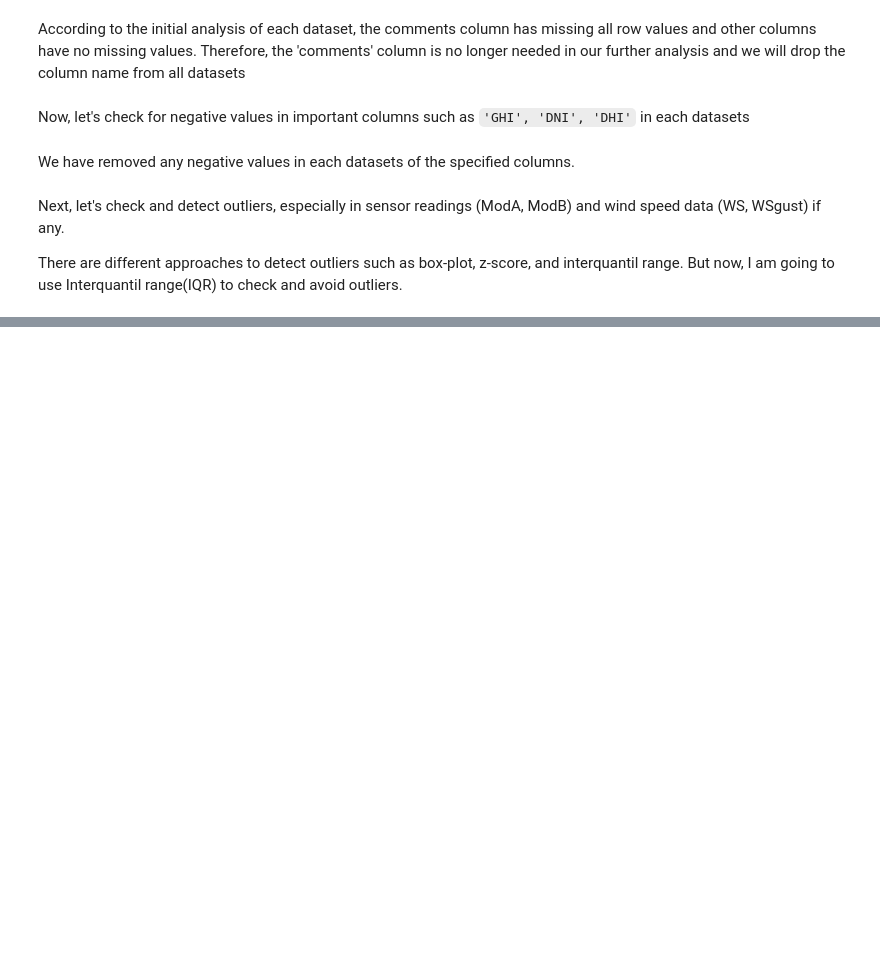
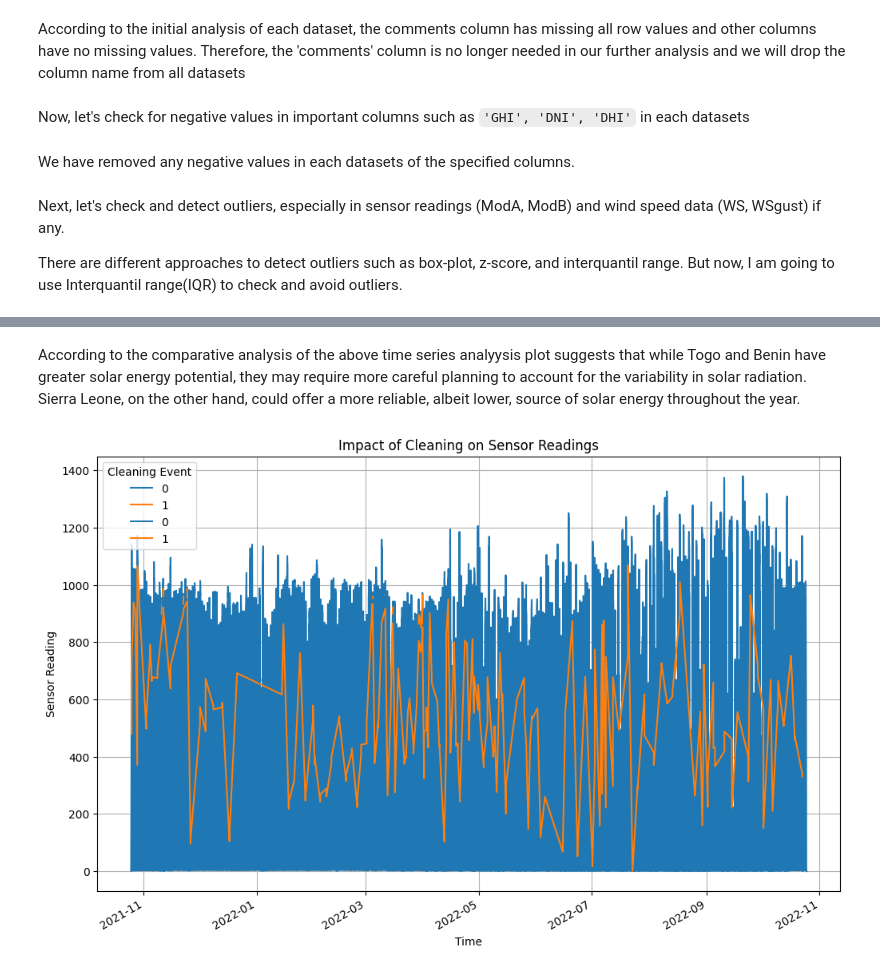
Before and after one commit to epythonlab/Kifiya-AIM-2, a Jupyter notebook: notebooks/week0.ipynb, the cells around one changed output, grey strips where cells are left out. Drawn from its saved outputs; the diff is of its cells as text; code cells hidden in the pictures; blank space fills up the shorter version.

```diff
--- a/notebooks/week0.ipynb
+++ b/notebooks/week0.ipynb
@@ -265,0 +378,9 @@ benin_df
+# %% [markdown]
+According to the comparative analysis of the above time series analyysis plot suggests that while Togo and Benin have greater solar energy potential, they may require more careful planning to account for the variability in solar radiation. Sierra Leone, on the other hand, could offer a more reliable, albeit lower, source of solar energy throughout the year.
+# %%
+from plot import plot_cleaning_impact
+# Example for the Togo dataset
+# Example: Impact on ModA and ModB
+plot_cleaning_impact(togo_df, ['ModA', 'ModB'])
+# %% [output]
+[figure, added]
```
Also changed, not shown: parts of 15 cells of this notebook, 3 other files.
